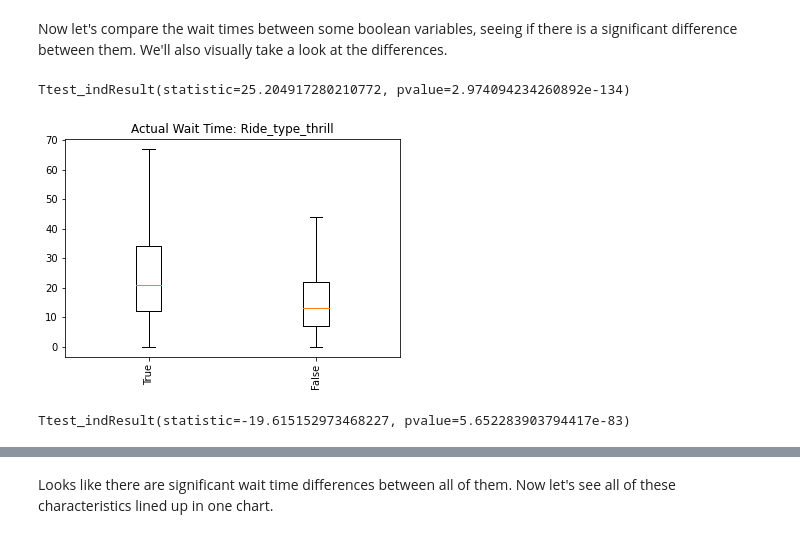
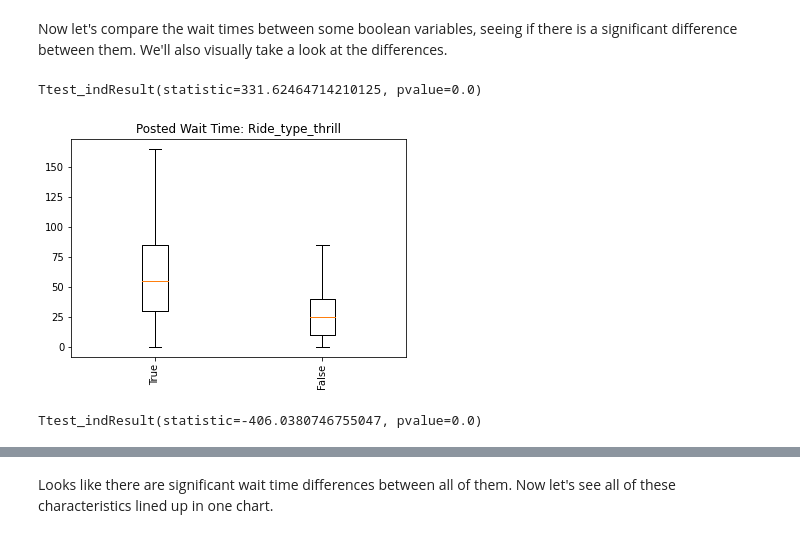
Before and after one commit to DisneyWorldWaitTimes/WaitTimeExplorationAndPrediction, a Jupyter notebook: notebooks/Exploratory Data Analysis.ipynb, the cells around one changed output, grey strips where cells are left out. Drawn from its saved outputs; the diff is of its cells as text; code cells hidden in the pictures.

```diff
--- a/notebooks/Exploratory Data Analysis.ipynb
+++ b/notebooks/Exploratory Data Analysis.ipynb
@@ -128,29 +128,29 @@ Required height and TA stars correlate the most, but still not a strong relation
 # %% [markdown]
 Now let's compare the wait times between some boolean variables, seeing if there is a significant difference between them. We'll also visually take a look at the differences.
 # %%
-group1 = rideData2018_waits[rideData2018_waits['Ride_type_thrill'] == True]['SACTMIN']
-group2 = rideData2018_waits[rideData2018_waits['Ride_type_thrill'] == False]['SACTMIN']
+group1 = rideData2018_waits[rideData2018_waits['Ride_type_thrill'] == True]['SPOSTMIN']
+group2 = rideData2018_waits[rideData2018_waits['Ride_type_thrill'] == False]['SPOSTMIN']
 
 ttest_ind(group1.dropna(), group2.dropna(), equal_var=False)
 # %% [output]
-Ttest_indResult(statistic=25.204917280210772, pvalue=2.974094234260892e-134)
+Ttest_indResult(statistic=331.62464714210125, pvalue=0.0)
-# %%
-boxplot_data = []
-box_labels = []
-for tf in [True, False]:
-    boxplot_data.append(list(rideData2018_waits[rideData2018_waits['Ride_type_thrill'] == tf]['SACTMIN'].dropna()))
-    box_labels.append(tf)
-
-plt.boxplot(boxplot_data, showfliers=False, labels = box_labels)
-plt.xticks(rotation = 90)
-plt.title('Actual Wait Time: Ride_type_thrill')
-plt.show()
-# %% [output]
-[figure, removed]
+# %%
+boxplot_data = []
+box_labels = []
+for tf in [True, False]:
+    boxplot_data.append(list(rideData2018_waits[rideData2018_waits['Ride_type_thrill'] == tf]['SPOSTMIN'].dropna()))
+    box_labels.append(tf)
+
+plt.boxplot(boxplot_data, showfliers=False, labels = box_labels)
+plt.xticks(rotation = 90)
+plt.title('Posted Wait Time: Ride_type_thrill')
+plt.show()
+# %% [output]
+[figure, added]
 # %%
-group1 = rideData2018_waits[rideData2018_waits['Ride_type_spinning'] == True]['SACTMIN']
-group2 = rideData2018_waits[rideData2018_waits['Ride_type_spinning'] == False]['SACTMIN']
+group1 = rideData2018_waits[rideData2018_waits['Ride_type_spinning'] == True]['SPOSTMIN']
+group2 = rideData2018_waits[rideData2018_waits['Ride_type_spinning'] == False]['SPOSTMIN']
 
 ttest_ind(group1.dropna(), group2.dropna(), equal_var=False)
 # %% [output]
-Ttest_indResult(statistic=-19.615152973468227, pvalue=5.652283903794417e-83)
+Ttest_indResult(statistic=-406.0380746755047, pvalue=0.0)
```
Also changed, not shown: parts of 41 cells of this notebook.
